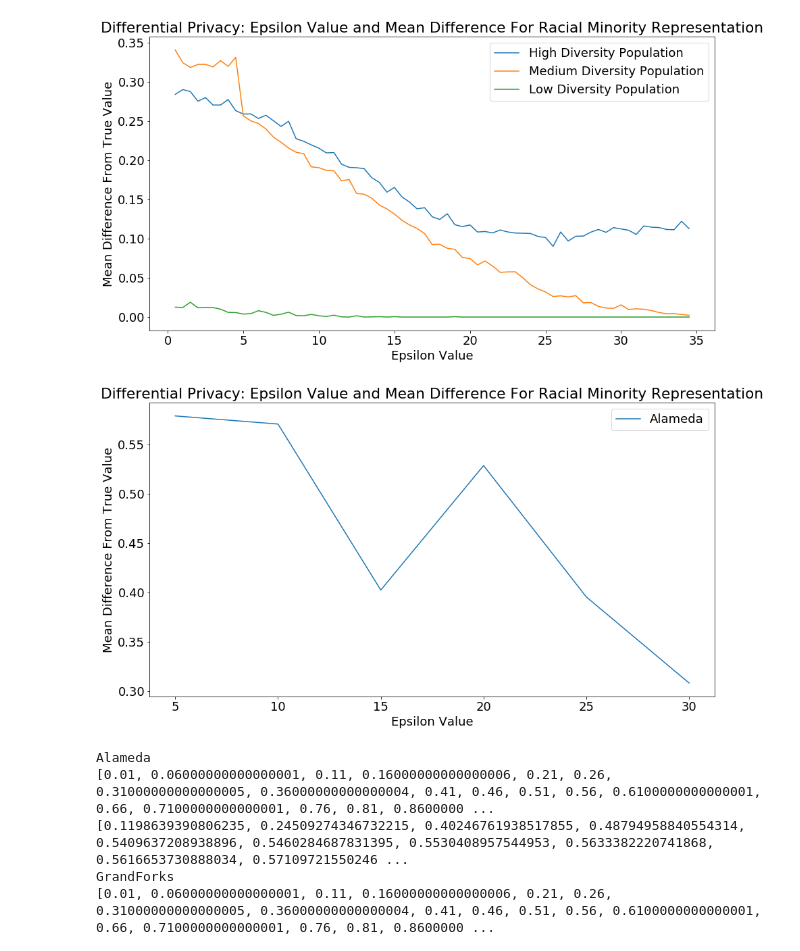
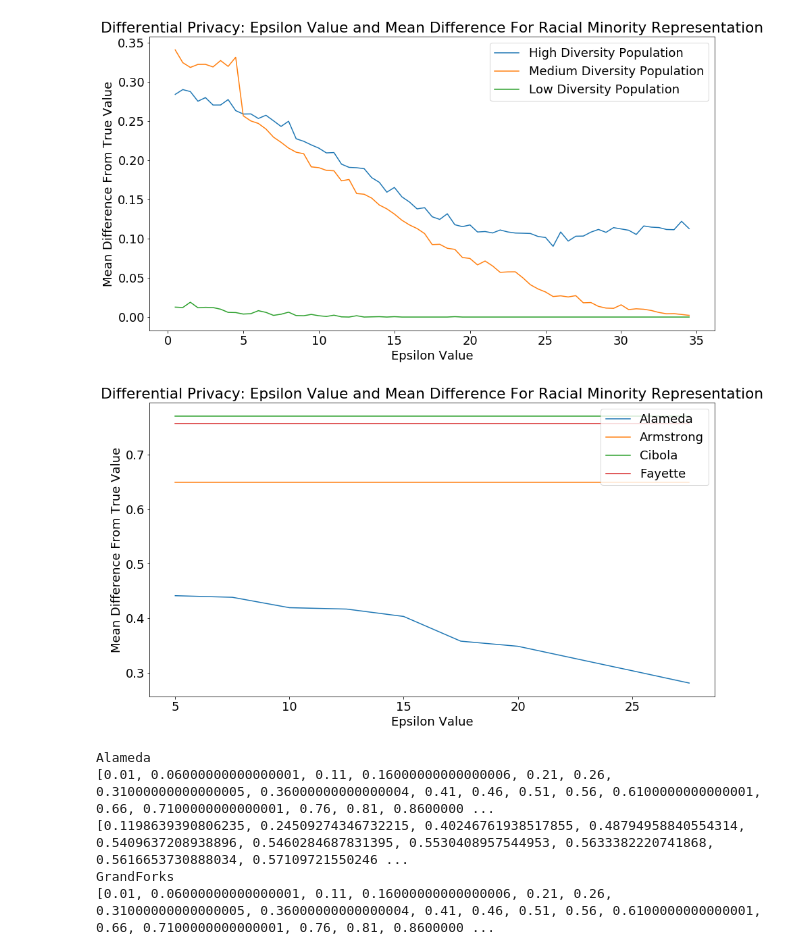
Before and after one commit to sarahrad17/census_v1, a Jupyter notebook: accuracy_measure/FINALACCURACIES.ipynb, the cells around one changed output. Drawn from its saved outputs; the diff is of its cells as text; code cells hidden in the pictures.

```diff
--- a/accuracy_measure/FINALACCURACIES.ipynb
+++ b/accuracy_measure/FINALACCURACIES.ipynb
@@ -16,7 +16,7 @@ for county in counties:
     swap_x = []
     swap_y = []
 
-    swap_df = pd.read_csv (r'accuracy_data/'+county+'/similar/similar.csv')
+    swap_df = pd.read_csv (r'accuracy_data/'+county+'/dp/dp.csv')
     #for i, row in dp_df.iterrows():
     for i, row in swap_df.iterrows():
         if 'orig'in row['filename']:
@@ -185,37 +186,39 @@ for county in counties:
 import os
 from collections import Counter
 
-counties = ['Alameda', 'Armstrong', 'Cibola', 'Fayette', 'GrandForks', 'Hawaii', 'Jefferson', 'Nantucket', 'Washington']
 counties = ['Alameda']
+counties = ['Alameda', 'Armstrong', 'Cibola', 'Fayette']
+#, 'GrandForks', 'Hawaii', 'Jefferson', 'Nantucket', 'Washington']
+#counties = ['Alameda']
 plt.figure(figsize=(15,8))
 for county in counties:
     #dp_df = pd.read_csv (r'data/'+county+'/dp/dp.csv')
     swap_x = []
     swap_y = []
 
 
     #swap_df = pd.read_csv (r'accuracy_data/'+county+'/random/random.csv')
-    dp_df = pd.read_csv (r'mean_dif/'+county+'/dp/dp.csv')
+    dp_df = pd.read_csv (r'mean_dif/'+county+'/dp/dp2.csv')
     #for i, row in dp_df.iterrows():
     nn=0
     for i, row in dp_df.iterrows():
         swap_x.append(float(row['filename']))
         swap_y.append(row['mean_difference'])
 
 
 
     plt.rcParams.update({'font.size': 18})
 
     axes= plt.axes()
     plt.xlabel('Epsilon Value')
     plt.ylabel('Mean Difference From True Value')
     plt.title('Differential Privacy: Epsilon Value and Mean Difference For Racial Minority Representation')
     plt.plot([i * 5 for i in swap_x], swap_y, label=county)
     handles, labels = axes.get_legend_handles_labels()
     axes.legend(handles, labels, loc='upper right')
     plt.savefig('test1.png')
 # %% [output]
-[figure, old version]
+[figure, new version]
 # %%
 #counties = ['Alameda', 'Armstrong', 'Cibola', 'Fayette', 'GrandForks', 'Hawaii', 'Jefferson', 'Nantucket', 'Washington']
 counties = ['Alameda', 'GrandForks', 'Armstrong']
```
Also changed, not shown: parts of 2 cells of this notebook, 13 other files.
